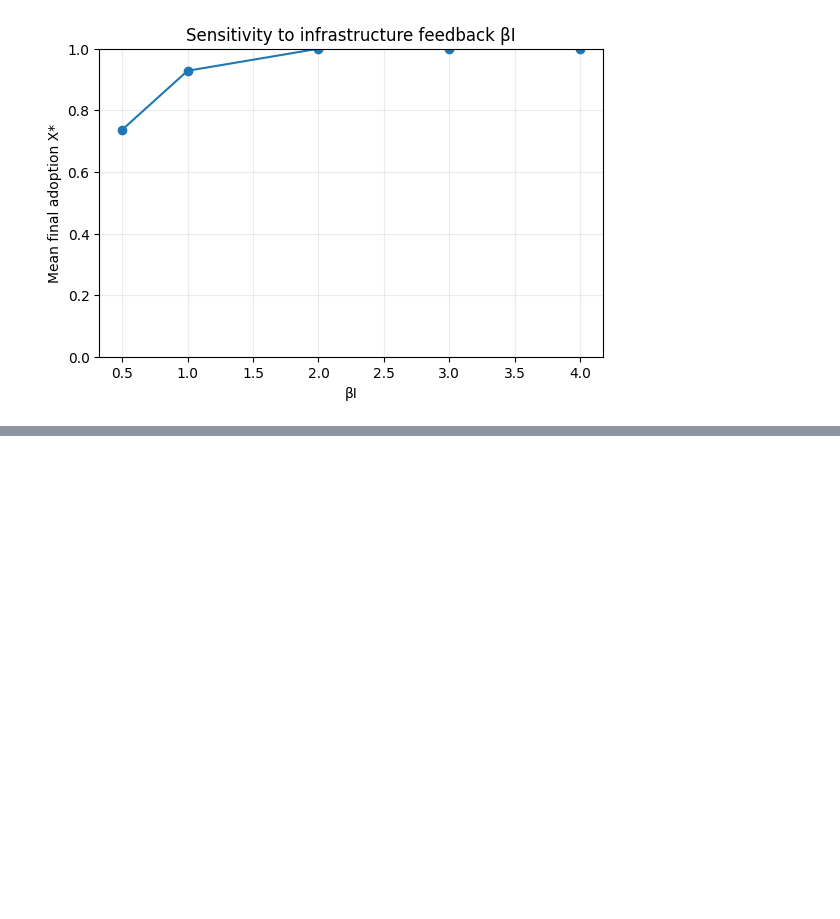
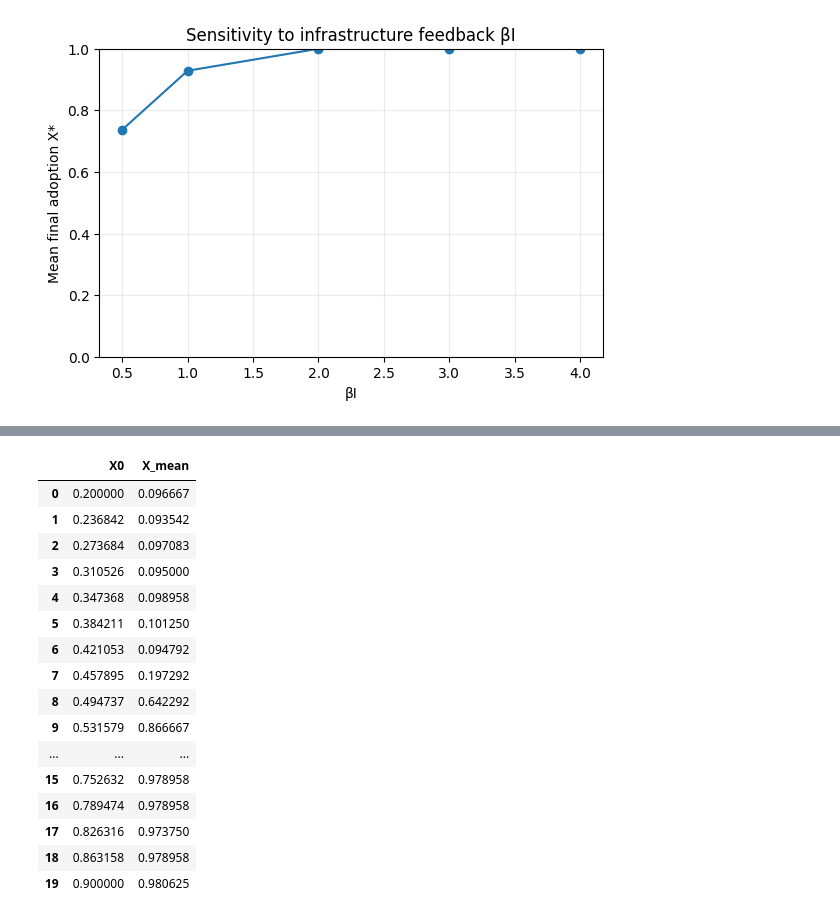
Before and after one commit to MeikeWortman/Assignment_3, a Jupyter notebook: Assignment_3_Meike_Test.ipynb, the cells around one changed output, grey strips where cells are left out. Cells and saved outputs as stored; diff of their text form; code cells hidden in the pictures; blank space fills up the shorter version.

```diff
--- a/Assignment_3_Meike_Test.ipynb
+++ b/Assignment_3_Meike_Test.ipynb
@@ -1911,0 +2788,40 @@ plt.show()
+# %%
+BA_X0_df = X0_sweep_df(
+    X0_frac= np.linspace(0.2, 0.9, 20, dtype= float),
+    scenario_kwargs= {
+        "ratio": 2.0,
+        "beta_I": 1.5,
+        "b": 2.0,
+        "g_I": 0.05,
+        "I0": 0.1,
+        "network_type": "BA",
+        "n_nodes": 300,
+        "p": 0.1,
+        "m": 2,},
+    T = 250,
+    batch_size = 16,
+    init_noise_I= 0.1,
+    strategy_choice_func= "logit",
+    tau= 2.0,
+    seed= 42,
+)
+
+BA_X0_df
+# %% [output]
+|  | X0 | X_mean |
+| 0 | 0.200000 | 0.096667 |
+| 1 | 0.236842 | 0.093542 |
+| 2 | 0.273684 | 0.097083 |
+| 3 | 0.310526 | 0.095000 |
+| 4 | 0.347368 | 0.098958 |
+| 5 | 0.384211 | 0.101250 |
+| 6 | 0.421053 | 0.094792 |
+| 7 | 0.457895 | 0.197292 |
+| 8 | 0.494737 | 0.642292 |
+| 9 | 0.531579 | 0.866667 |
+| ... | ... | ... |
+| 15 | 0.752632 | 0.978958 |
+| 16 | 0.789474 | 0.978958 |
+| 17 | 0.826316 | 0.973750 |
+| 18 | 0.863158 | 0.978958 |
+| 19 | 0.900000 | 0.980625 |
```
Also changed, not shown: parts of 39 cells of this notebook, 31 other files.
